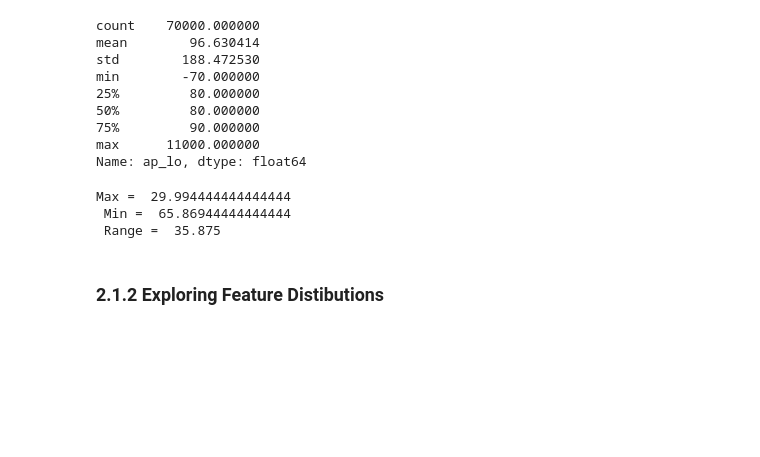
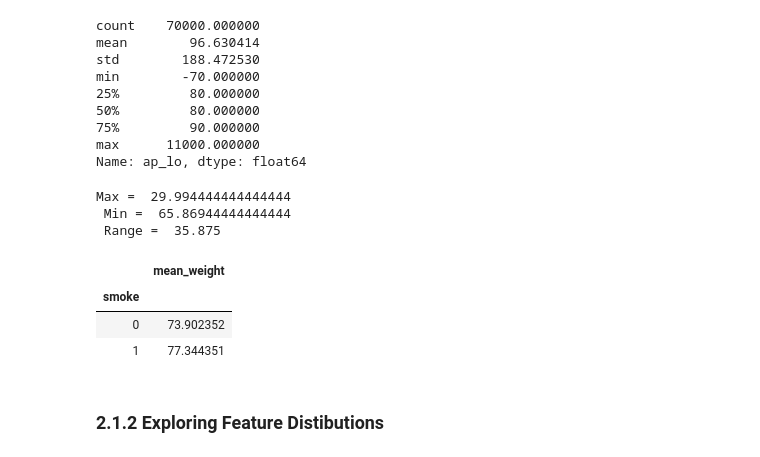
Before and after one commit to Gingertonic/Heart-Disease-Classification, a Jupyter notebook: Heart_Disease_classification.ipynb, the cells around one changed output. Cells and saved outputs as stored; diff of their text form; code cells hidden in the pictures; blank space fills up the shorter version.

Commit message:
add groupby for smokers to get mean weights

```diff
--- a/Heart_Disease_classification.ipynb
+++ b/Heart_Disease_classification.ipynb
@@ -111,6 +111,13 @@ print('Max = ', df.age.min()/360, '\n',
 Max =  29.994444444444444
  Min =  65.86944444444444
  Range =  35.875
+# %%
+df.groupby('smoke').agg(mean_weight=('weight', 'mean'))
+# %% [output]
+|  | mean_weight |
+| smoke |  |
+| 0 | 73.902352 |
+| 1 | 77.344351 |
 # %% [markdown]
 ### 2.1.2 Exploring Feature Distibutions
 # %%
```
Also changed, not shown: 1 other file.
